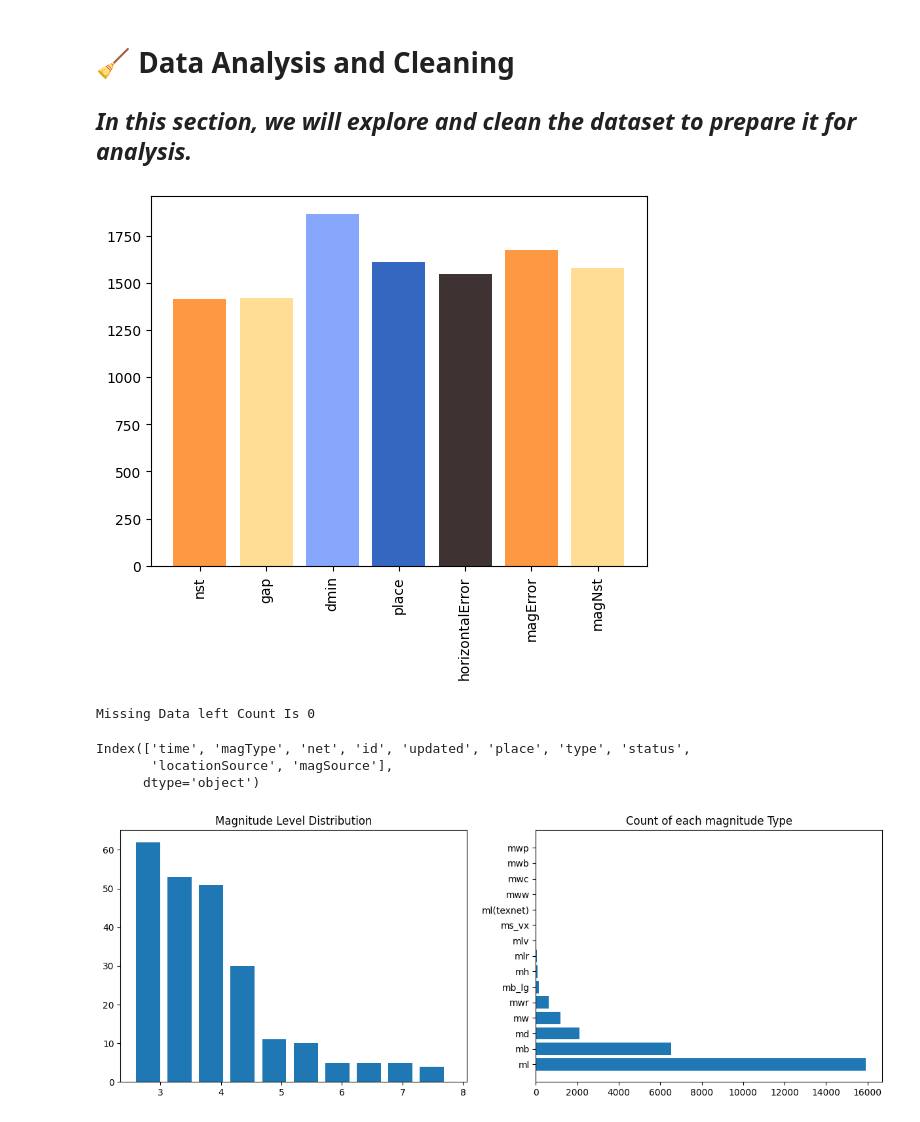
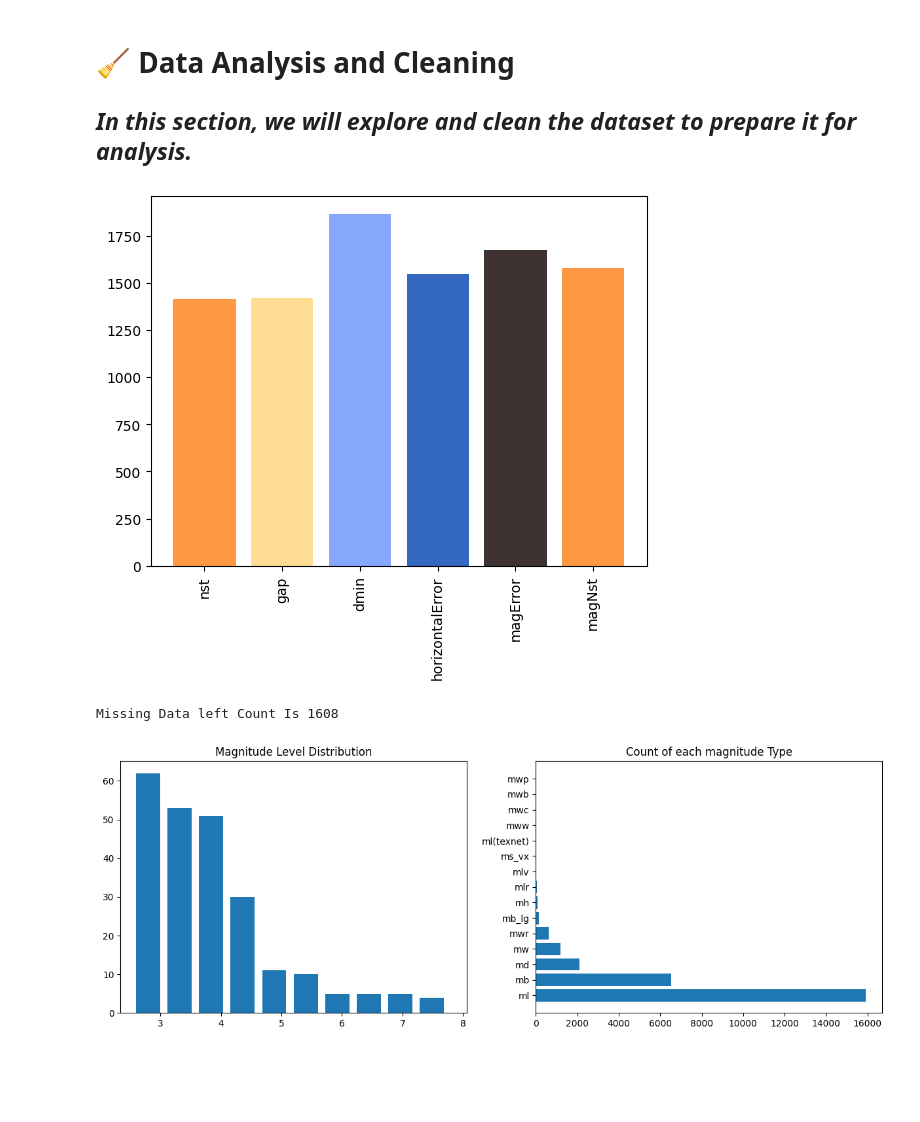
Before and after one commit to MoncefKa/kaggle-projects, a Jupyter notebook: earthquakes.ipynb, the cells around one changed output. Saved outputs shown, nothing was run; the diff lists cells and outputs as text; code cells hidden in the pictures; blank space fills up the shorter version.

Commit message:
Kaggle Notebook | EarthQuakes | Version 5

```diff
--- a/earthquakes.ipynb
+++ b/earthquakes.ipynb
@@ -103,30 +103,24 @@ memory usage: 4.5+ MB
 ## *In this section, we will explore and clean the dataset to prepare it for analysis.*
 # %%
 missing_data={
-    "Names":list(earthquakes_data[earthquakes_data.columns[earthquakes_data.isnull().sum()>1]].columns),
-    "Values":[i for i in np.array(earthquakes_data.isnull().sum()) if i > 0]
+    "Names":list(earthquakes_data[earthquakes_data.columns[earthquakes_data.isnull().sum()>1]].select_dtypes(exclude="object").columns),
+    "Values":[i for i in np.array(earthquakes_data.select_dtypes(exclude="object").isnull().sum()) if i > 0]
 }
 bar_colors = ['#FF9843', '#FFDD95', '#86A7FC', '#3468C0','#3E3232']
 
 plt.bar(missing_data["Names"],missing_data["Values"],color=bar_colors)
 plt.xticks(rotation=90)
 plt.show()
 
 #
 earthquakes_data[missing_data["Names"]] = earthquakes_data[missing_data["Names"]].apply(lambda x: x.fillna(x.median()) if x.dtype!="object" else "Nothing to drop")
 print("Missing Data left Count Is {}".format(earthquakes_data.isnull().sum().sum()))
 # %% [output]
-[figure, old version]
+[figure, new version]
-Missing Data left Count Is 0
+Missing Data left Count Is 1608
 # %%
 categorical_data=earthquakes_data.select_dtypes(exclude="float64")
-earthquakes_data.drop(columns=["id","place","status"],inplace=True)
-
-print(categorical_data.columns)
+earthquakes_data.drop(columns=["id","status"],inplace=True)
-# %% [output]
-Index(['time', 'magType', 'net', 'id', 'updated', 'place', 'type', 'status',
-       'locationSource', 'magSource'],
-      dtype='object')
 # %%
 magnitude_types=earthquakes_data["magType"].unique()
 magnitude=earthquakes_data["mag"].unique()
```
Also changed, not shown: parts of 4 cells of this notebook.
